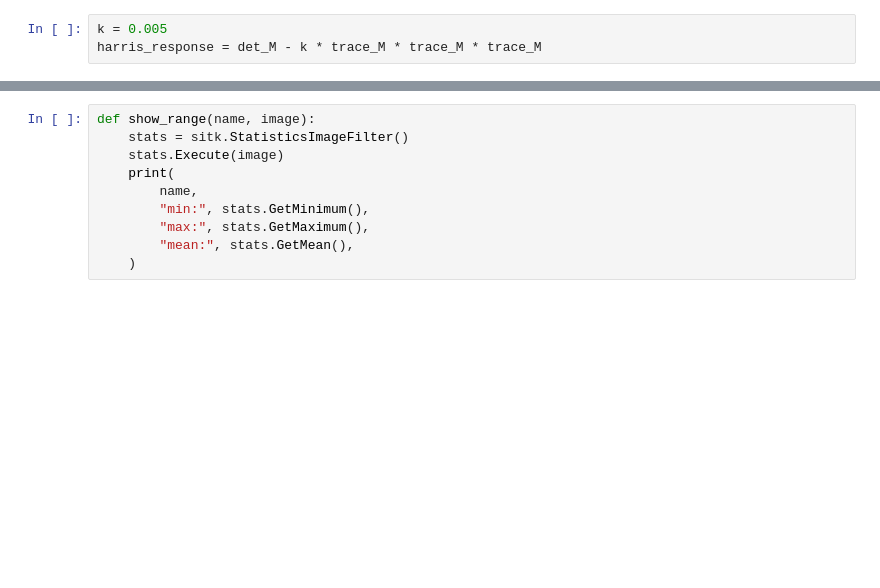
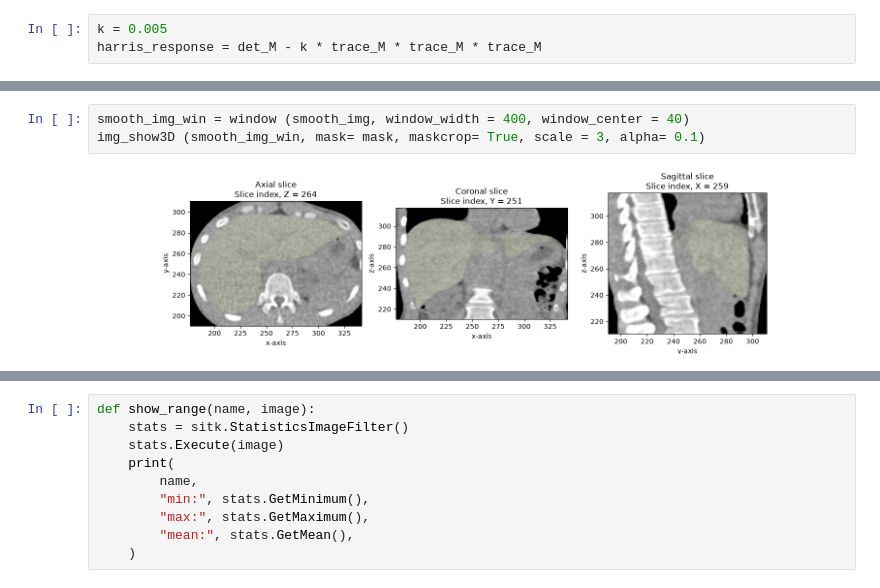
Before and after one commit to rifqi2708/segmentation, a Jupyter notebook: distinct_querypoint/gradient.ipynb, the cells around one changed output, grey strips where cells are left out. Drawn from its saved outputs; the diff is of its cells as text; blank space fills up the shorter version.

```diff
--- a/distinct_querypoint/gradient.ipynb
+++ b/distinct_querypoint/gradient.ipynb
@@ -189,2 +168,7 @@ harris_response = det_M - k * trace_M * trace_M * trace_M
+# %%
+smooth_img_win = window (smooth_img, window_width = 400, window_center = 40)
+img_show3D (smooth_img_win, mask= mask, maskcrop= True, scale = 3, alpha= 0.1)
+# %% [output]
+[figure, added]
 # %%
 respon_win = window (harris_response, window_width = 400, window_center = 40)
```
Also changed, not shown: parts of 13 cells of this notebook, 3 other files.
